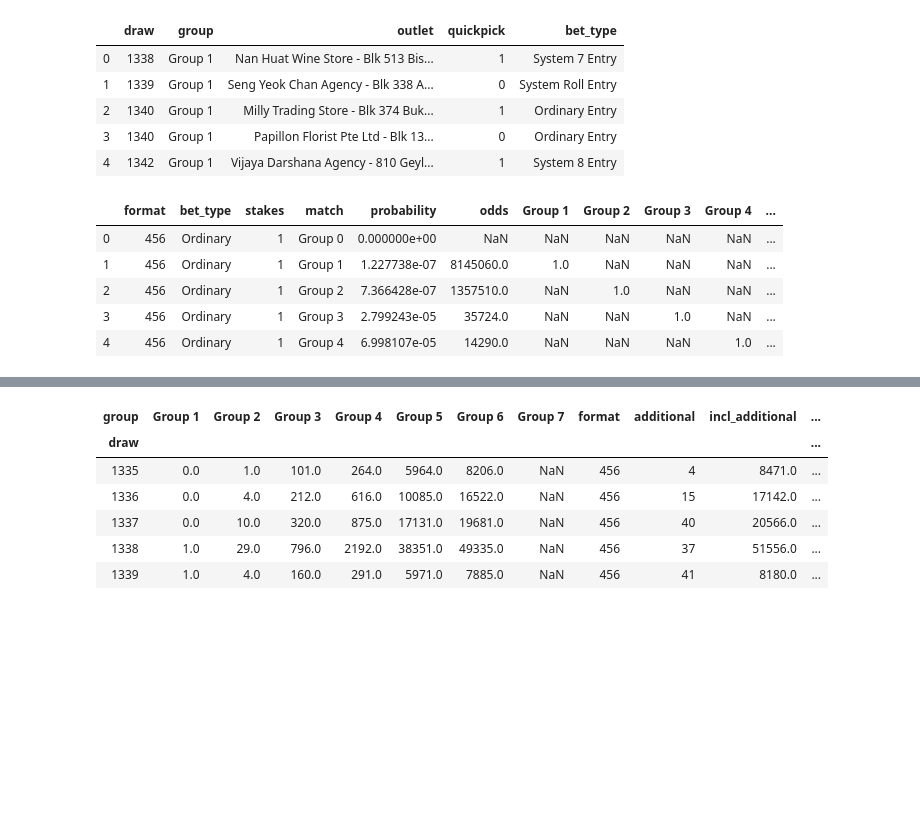
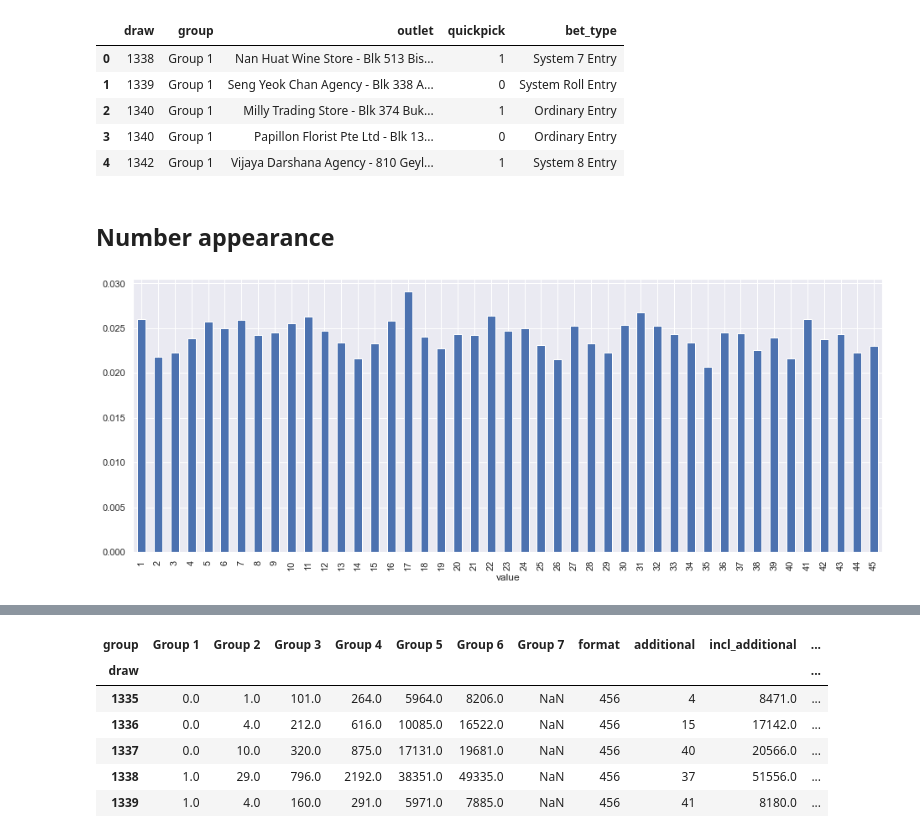
Before and after one commit to yongjun21/toto, a Jupyter notebook: notebooks/analysis.ipynb, the cells around one changed output, grey strips where cells are left out. Drawn from its saved outputs; the diff is of its cells as text; code cells hidden in the pictures; blank space fills up the shorter version.

```diff
--- a/notebooks/analysis.ipynb
+++ b/notebooks/analysis.ipynb
@@ -58,12 +59,5 @@ outlets.head()
 | 2 | 1340 | Group 1 | Milly Trading Store - Blk 374 Buk... | 1 | Ordinary Entry |
 | 3 | 1340 | Group 1 | Papillon Florist Pte Ltd - Blk 13... | 0 | Ordinary Entry |
 | 4 | 1342 | Group 1 | Vijaya Darshana Agency - 810 Geyl... | 1 | System 8 Entry |
-# %%
-structure.head()
-# %% [output]
-|  | format | bet_type | stakes | match | probability | odds | Group 1 | Group 2 | Group 3 | Group 4 | ... |
-| 0 | 456 | Ordinary | 1 | Group 0 | 0.000000e+00 | NaN | NaN | NaN | NaN | NaN | ... |
-| 1 | 456 | Ordinary | 1 | Group 1 | 1.227738e-07 | 8145060.0 | 1.0 | NaN | NaN | NaN | ... |
-| 2 | 456 | Ordinary | 1 | Group 2 | 7.366428e-07 | 1357510.0 | NaN | 1.0 | NaN | NaN | ... |
-| 3 | 456 | Ordinary | 1 | Group 3 | 2.799243e-05 | 35724.0 | NaN | NaN | 1.0 | NaN | ... |
-| 4 | 456 | Ordinary | 1 | Group 4 | 6.998107e-05 | 14290.0 | NaN | NaN | NaN | 1.0 | ... |
+# %% [markdown]
+## Number appearance
@@ -69,0 +67,10 @@ structure.head()
+# %%
+number_appearance_456 = numbers_melted[numbers_melted['draw'] < 2995].groupby('value')['draw'].count()
+number_appearance_496 = numbers_melted[numbers_melted['draw'] >= 2995].groupby('value')['draw'].count()
+# %%
+number_appearance_456 /= (draws['format'] == '456').sum() / (7 / 45)
+number_appearance_496 /= (draws['format'] == '496').sum() / (7 / 49)
+# %%
+number_appearance_456.plot(kind='bar', figsize=(16,6));
+# %% [output]
+[figure, added]
```
Also changed, not shown: parts of 87 cells of this notebook, 9 other files.
